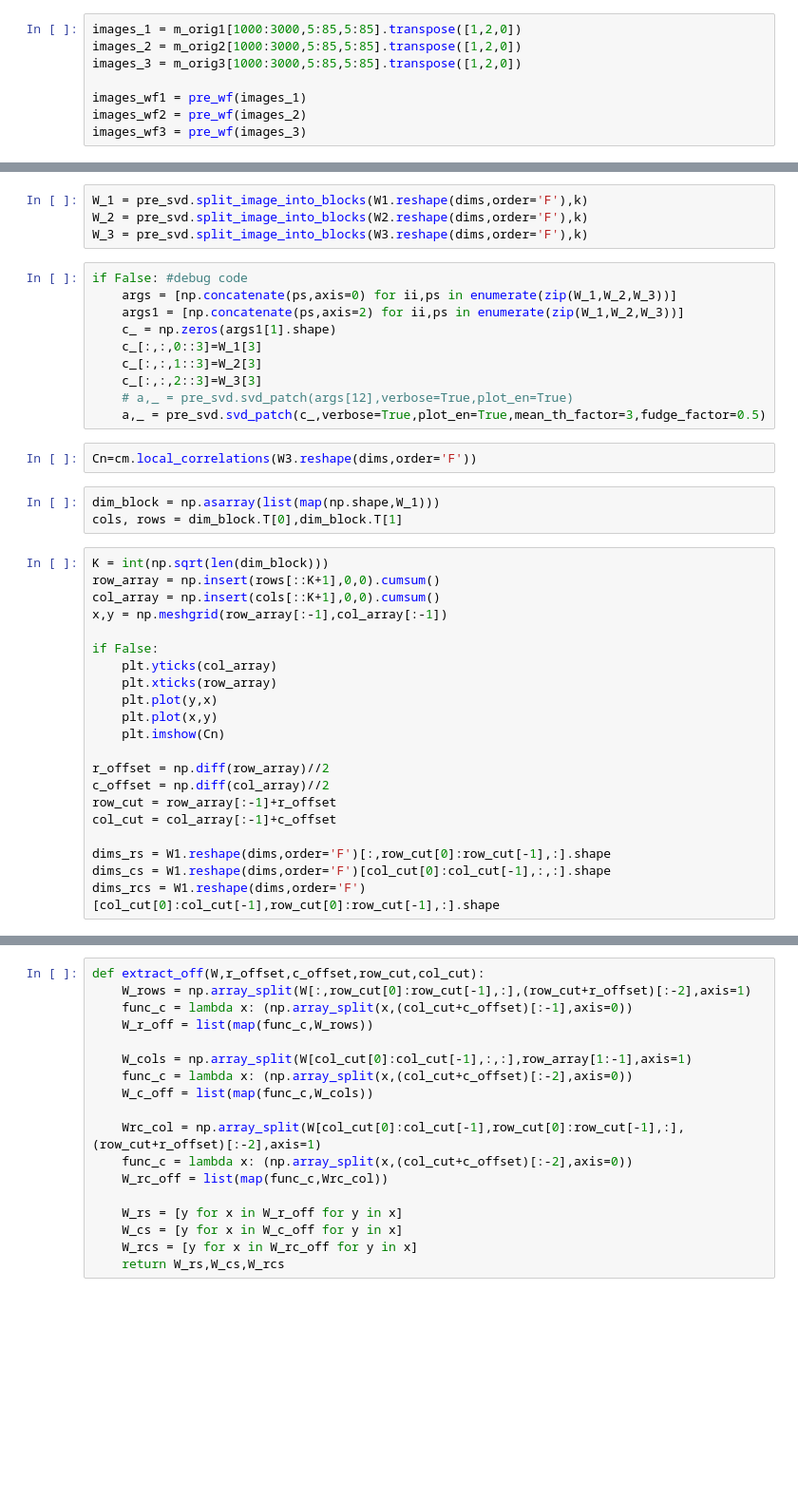
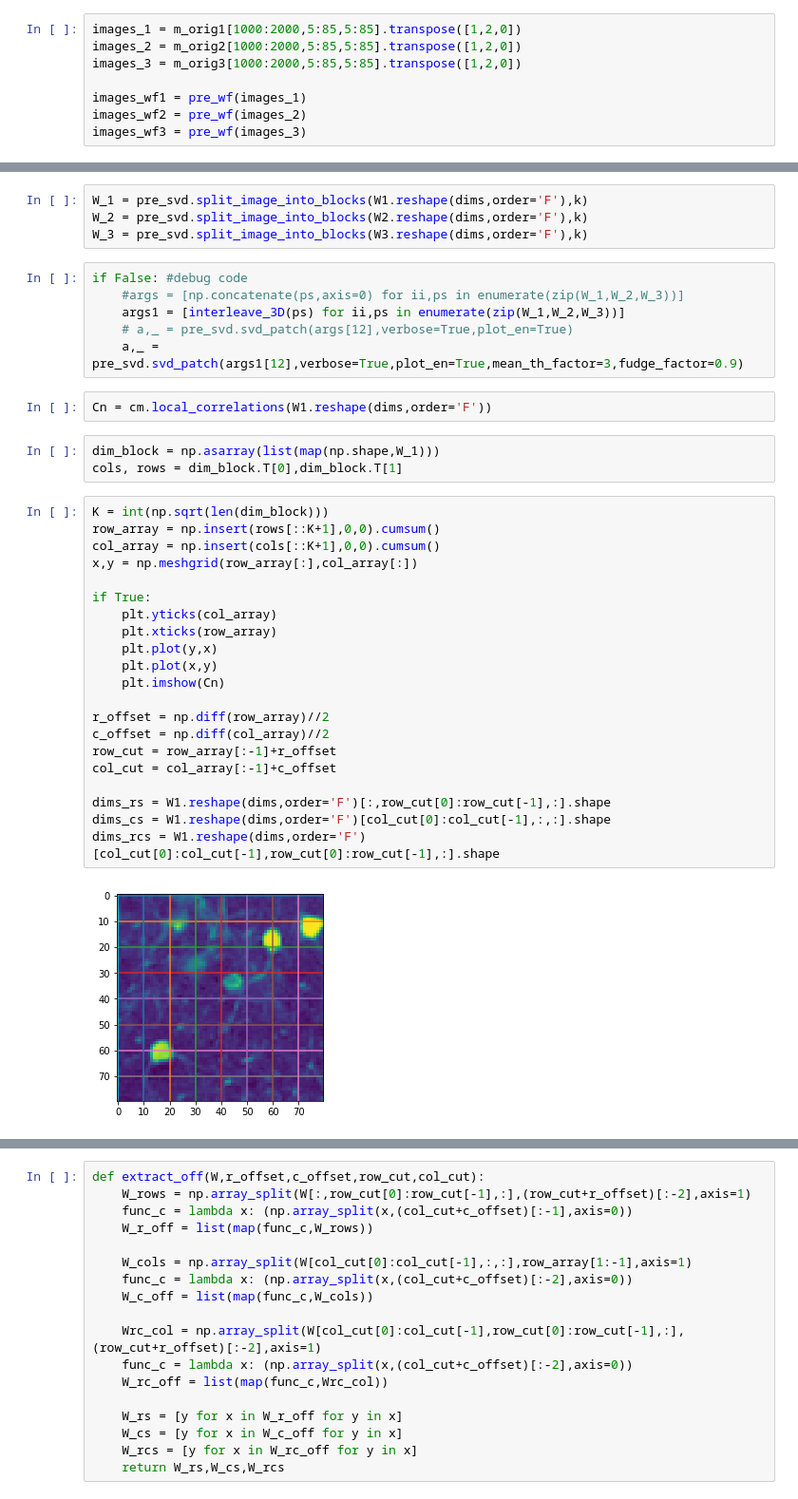
Before and after one commit to ekellbuch/cocaim, a Jupyter notebook: Baylor-3D_v0207.ipynb, the cells around one changed output, grey strips where cells are left out. Shown: that part at 95% size. Saved outputs shown, nothing was run; the diff lists cells and outputs as text; blank space fills up the shorter version.

```diff
--- a/Baylor-3D_v0207.ipynb
+++ b/Baylor-3D_v0207.ipynb
@@ -47,9 +47,9 @@ def pre_wf(images_):
         images_wf = images_r.copy()
     return images_wf
 # %%
-images_1 = m_orig1[1000:3000,5:85,5:85].transpose([1,2,0])
-images_2 = m_orig2[1000:3000,5:85,5:85].transpose([1,2,0])
-images_3 = m_orig3[1000:3000,5:85,5:85].transpose([1,2,0])
+images_1 = m_orig1[1000:2000,5:85,5:85].transpose([1,2,0])
+images_2 = m_orig2[1000:2000,5:85,5:85].transpose([1,2,0])
+images_3 = m_orig3[1000:2000,5:85,5:85].transpose([1,2,0])
 
 images_wf1 = pre_wf(images_1)
 images_wf2 = pre_wf(images_2)
@@ -108,38 +108,36 @@ W_2 = pre_svd.split_image_into_blocks(W2.reshape(dims,order='F'),k)
 W_3 = pre_svd.split_image_into_blocks(W3.reshape(dims,order='F'),k)
 # %%
 if False: #debug code
-    args = [np.concatenate(ps,axis=0) for ii,ps in enumerate(zip(W_1,W_2,W_3))]
-    args1 = [np.concatenate(ps,axis=2) for ii,ps in enumerate(zip(W_1,W_2,W_3))]
-    c_ = np.zeros(args1[1].shape)
-    c_[:,:,0::3]=W_1[3]
-    c_[:,:,1::3]=W_2[3]
-    c_[:,:,2::3]=W_3[3]
+    #args = [np.concatenate(ps,axis=0) for ii,ps in enumerate(zip(W_1,W_2,W_3))]
+    args1 = [interleave_3D(ps) for ii,ps in enumerate(zip(W_1,W_2,W_3))]
     # a,_ = pre_svd.svd_patch(args[12],verbose=True,plot_en=True)
-    a,_ = pre_svd.svd_patch(c_,verbose=True,plot_en=True,mean_th_factor=3,fudge_factor=0.5)
+    a,_ = pre_svd.svd_patch(args1[12],verbose=True,plot_en=True,mean_th_factor=3,fudge_factor=0.9)
 # %%
-Cn=cm.local_correlations(W3.reshape(dims,order='F'))
+Cn = cm.local_correlations(W1.reshape(dims,order='F'))
 # %%
 dim_block = np.asarray(list(map(np.shape,W_1)))
 cols, rows = dim_block.T[0],dim_block.T[1]
 # %%
 K = int(np.sqrt(len(dim_block)))
 row_array = np.insert(rows[::K+1],0,0).cumsum()
 col_array = np.insert(cols[::K+1],0,0).cumsum()
-x,y = np.meshgrid(row_array[:-1],col_array[:-1])
+x,y = np.meshgrid(row_array[:],col_array[:])
 
-if False:
+if True:
     plt.yticks(col_array)
     plt.xticks(row_array)
     plt.plot(y,x)
     plt.plot(x,y)
     plt.imshow(Cn)
 
 r_offset = np.diff(row_array)//2
 c_offset = np.diff(col_array)//2
 row_cut = row_array[:-1]+r_offset
 col_cut = col_array[:-1]+c_offset
 
 dims_rs = W1.reshape(dims,order='F')[:,row_cut[0]:row_cut[-1],:].shape
 dims_cs = W1.reshape(dims,order='F')[col_cut[0]:col_cut[-1],:,:].shape
 dims_rcs = W1.reshape(dims,order='F')[col_cut[0]:col_cut[-1],row_cut[0]:row_cut[-1],:].shape
+# %% [output]
+[figure, added]
 # %%
```
Also changed, not shown: parts of 17 cells of this notebook, 1 other file.
